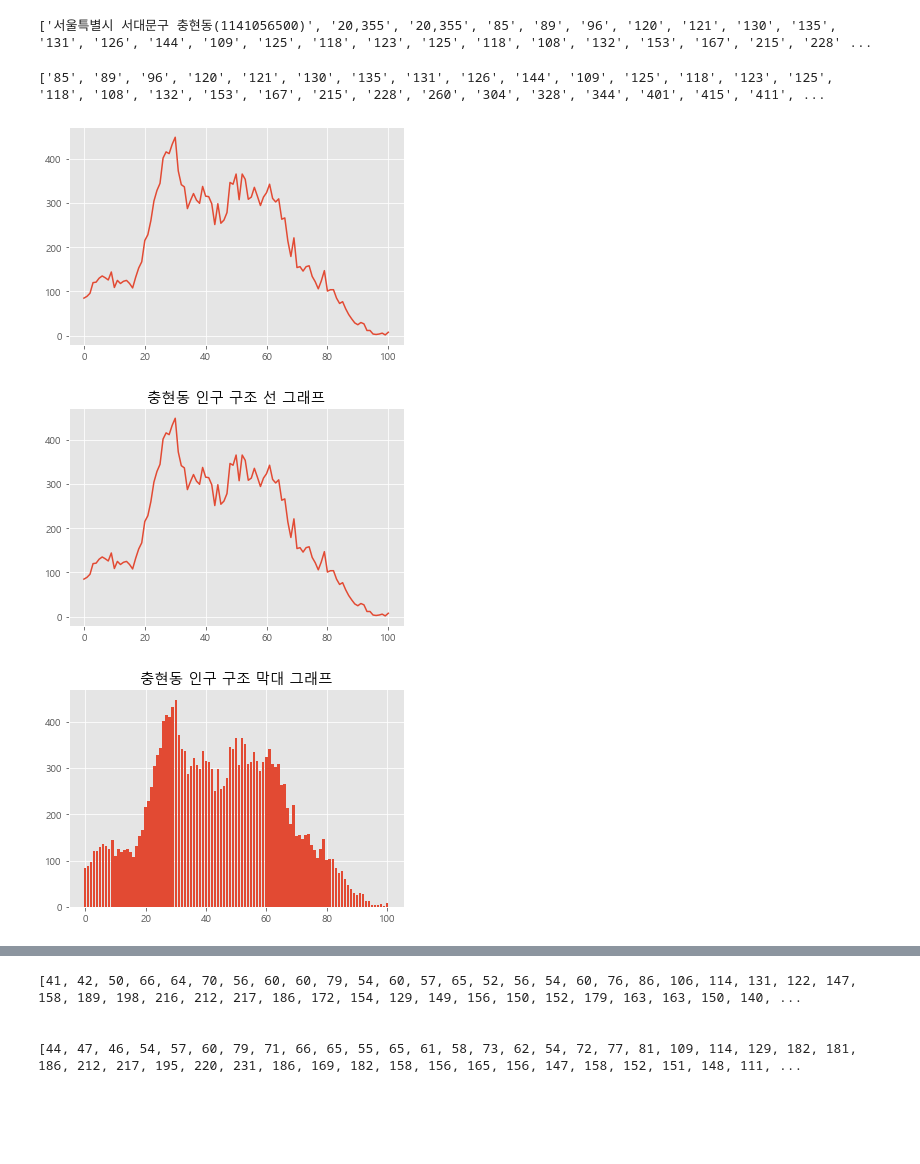
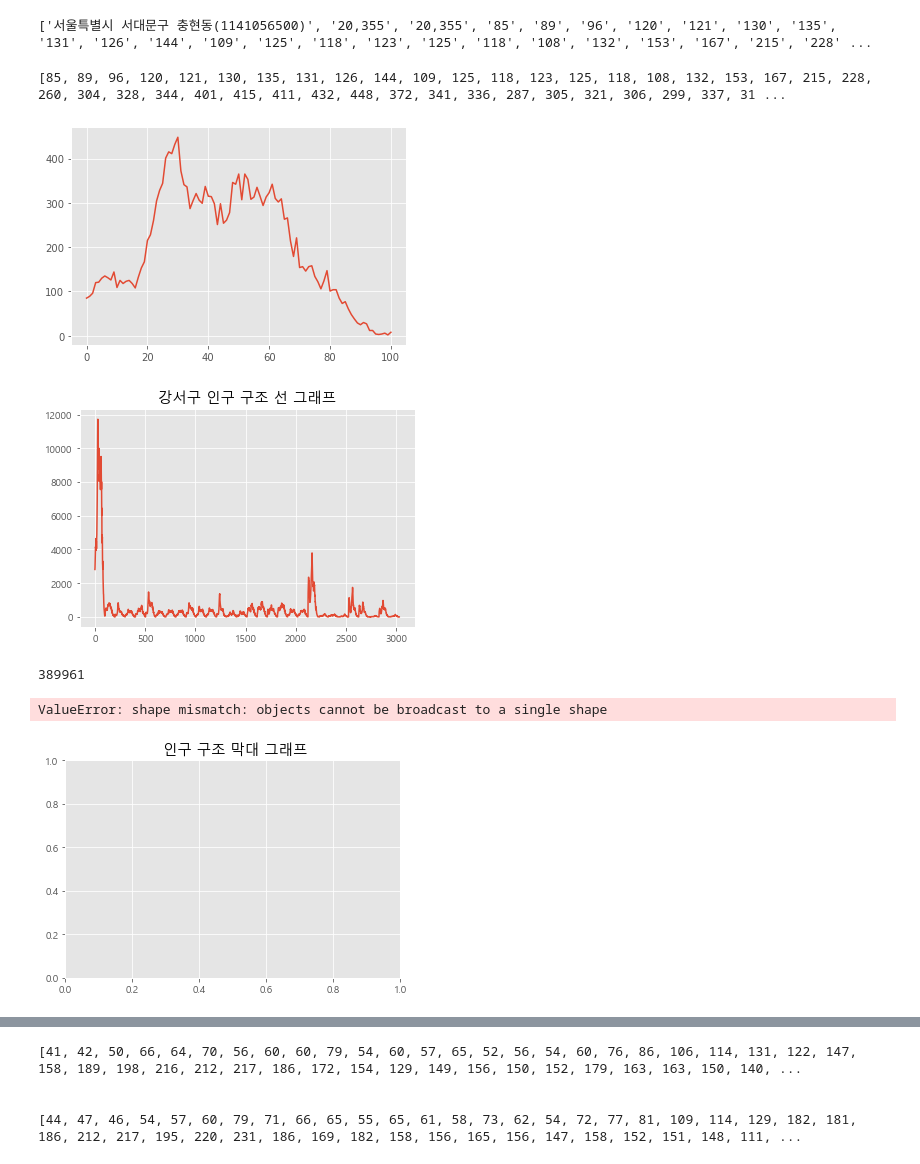
Before and after one commit to 56unbreakable/TIL, a Jupyter notebook: Python study/3. 데이터 분석/인구 공공데이터 분석.ipynb, the cells around one changed output, grey strips where cells are left out. Saved outputs shown, nothing was run; the diff lists cells and outputs as text; code cells hidden in the pictures; blank space fills up the shorter version.

```diff
--- a/Python study/3. 데이터 분석/인구 공공데이터 분석.ipynb
+++ b/Python study/3. 데이터 분석/인구 공공데이터 분석.ipynb
@@ -1,7 +1,7 @@
 # %%
 # 데이터 로딩
 import csv
-f = open('c:/sh/study/study everyday/data files/age.csv')
+f = open('c:/sh/study/study everyday/data files/age.csv',encoding='cp949')
 data = csv.reader(f)
 next(data)
 for row in data:
@@ -12,7 +12,7 @@ for row in data:
 # %%
 # 연령별 인구정보 저장
 import csv
-f = open('c:/sh/study/study everyday/data files/age.csv')
+f = open('c:/sh/study/study everyday/data files/age.csv',encoding='cp949')
 data = csv.reader(f)
 next(data)
 result = []
@@ -22,13 +22,13 @@ for row in data:
             result.append(int(i))
 print(result)
 # %% [output]
-['85', '89', '96', '120', '121', '130', '135', '131', '126', '144', '109', '125', '118', '123', '125', '118', '108', '132', '153', '167', '215', '228', '260', '304', '328', '344', '401', '415', '411', ...
+[85, 89, 96, 120, 121, 130, 135, 131, 126, 144, 109, 125, 118, 123, 125, 118, 108, 132, 153, 167, 215, 228, 260, 304, 328, 344, 401, 415, 411, 432, 448, 372, 341, 336, 287, 305, 321, 306, 299, 337, 31 ...
 # %%
 # 인구구조 시각화
 import csv
 import matplotlib.pyplot as plt
 
-f = open('c:/sh/study/study everyday/data files/age.csv')
+f = open('c:/sh/study/study everyday/data files/age.csv',encoding='cp949')
 data = csv.reader(f)
 next(data)
 result = []
@@ -41,7 +41,7 @@ plt.style.use('ggplot')
 plt.plot(result)
 plt.show()
 # %% [output]
-[figure, old version]
+[figure, new version]
 # %%
 # 원하는 지역을 입력받아 시각화
 import csv
@@ -49,42 +49,45 @@ import matplotlib.pyplot as plt
 
 area = input("원하는 지역 입력")
 
-f = open('c:/sh/study/study everyday/data files/age.csv')
+f = open('c:/sh/study/study everyday/data files/age.csv',encoding='cp949')
 data = csv.reader(f)
 next(data)
 result = []
 for row in data:
     if area in row[0]:
         for i in row[3:]:
-            result.append(int(i))
+            result.append(int(i.replace(',',"")))
 plt.style.use('ggplot')
 plt.rc('font',family = 'Malgun Gothic')
 plt.title(area+' 인구 구조 선 그래프')
 plt.plot(result)
 plt.show()
 # %% [output]
-[figure, old version]
+[figure, new version]
 # %%
 # 원하는 지역을 입력받아 막대그래프로 표현
 import csv
 import matplotlib.pyplot as plt
 
 area = input("원하는 지역 입력")
 
-f = open('c:/sh/study/study everyday/data files/age.csv')
+f = open('c:/sh/study/study everyday/data files/age.csv',encoding='cp949')
 data = csv.reader(f)
 next(data)
 result = []
 for row in data:
     if area in row[0]:
         for i in row[3:]:
-            result.append(int(i))
+            result.append(int(i.replace(',',"")))
+print(len(result))
 plt.rc('font',family = 'Malgun Gothic')
 plt.title(area+' 인구 구조 막대 그래프')
 plt.bar(range(101),result)
 plt.show()
 # %% [output]
+389961
+ValueError: shape mismatch: objects cannot be broadcast to a single shape
-[figure, old version]
+[figure, new version]
 # %%
 plt.rc('font',family = 'Malgun Gothic')
 plt.title(area+' 인구 구조 막대 그래프')
```
Also changed, not shown: parts of 2 cells of this notebook, 2 other files.
